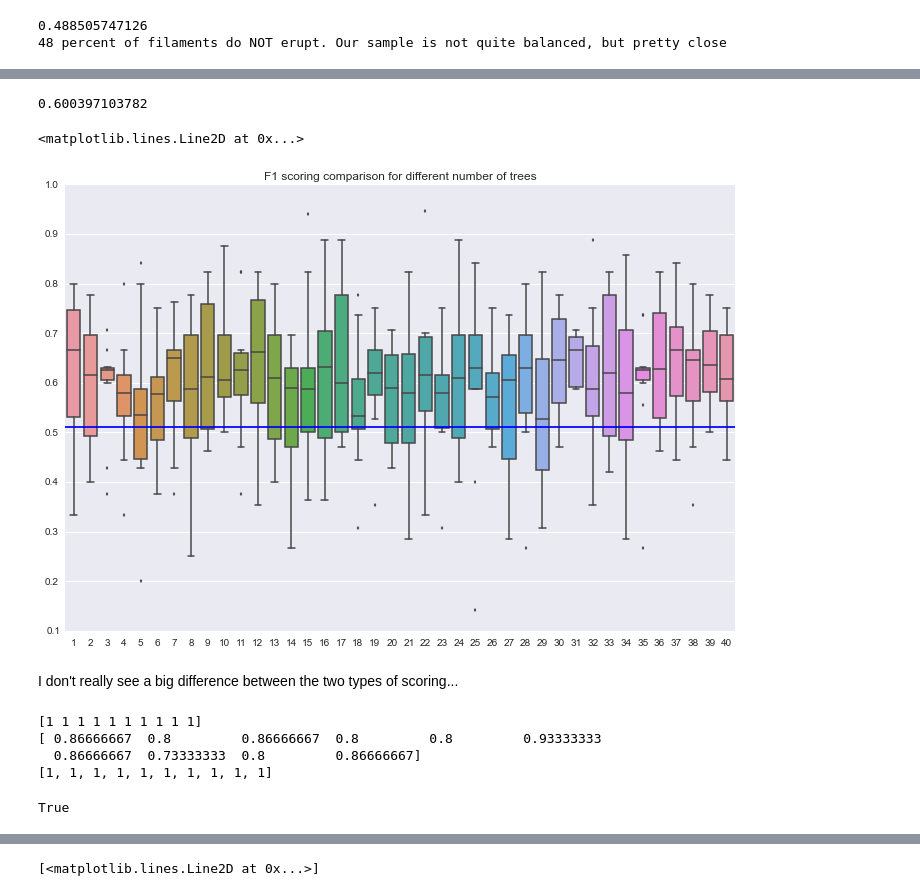
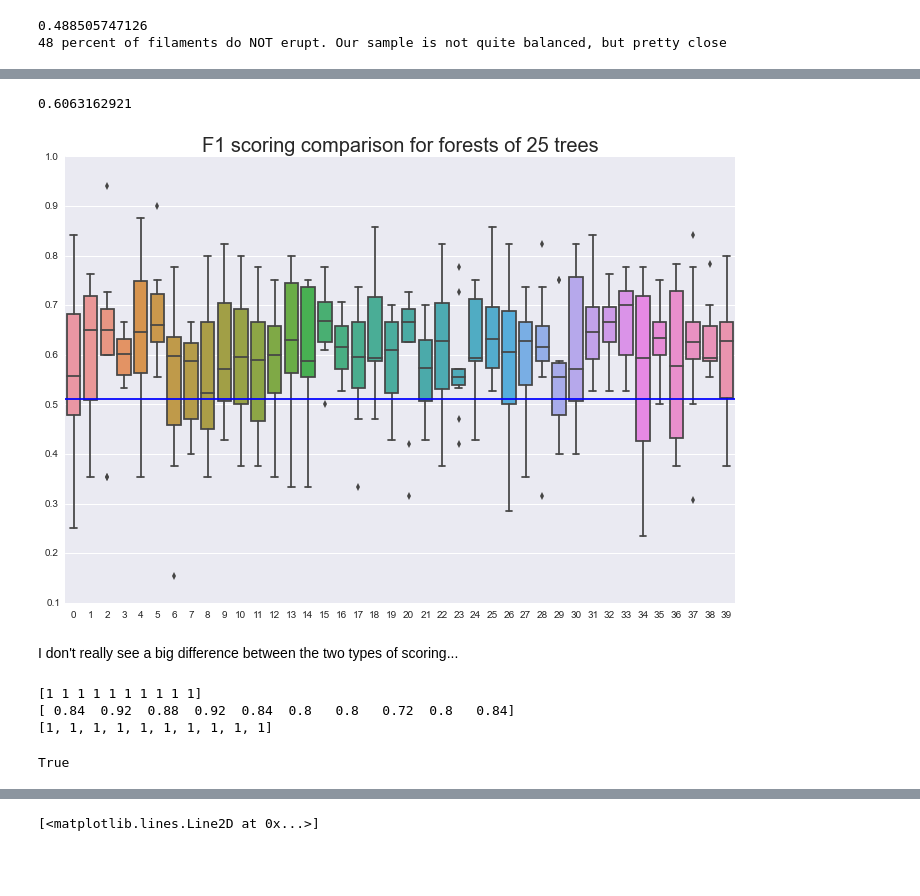
Before and after one commit to Nschanche/Filament_tracking, a Jupyter notebook: Filament_statistics.ipynb, the cells around one changed output, grey strips where cells are left out. Saved outputs shown, nothing was run; the diff lists cells and outputs as text; code cells hidden in the pictures; blank space fills up the shorter version.

```diff
--- a/Filament_statistics.ipynb
+++ b/Filament_statistics.ipynb
@@ -253,3 +248,17 @@ print '%d percent of filaments do NOT erupt. Our sample is not quite balanced, b
 # %% [output]
 0.488505747126
 48 percent of filaments do NOT erupt. Our sample is not quite balanced, but pretty close
+# %%
+#Let's start by making 40 different 'forests' (based on decision trees)
+from sklearn.ensemble import RandomForestClassifier
+from sklearn.cross_validation import cross_val_score
+from sklearn.cross_validation import StratifiedKFold
+n_trees = range(1,41)
+scores_range = []
+#This will make 40 forests, and each forest will be made up of 1-40 trees successively
+#This way, we can see how much of an effect adding more trees has on the predictions.
+for i in n_trees:
+    forest = sklearn.ensemble.RandomForestClassifier(n_estimators = i)
+    #val_score = cross_val_score(forest, X=X, y=Y, cv=10)
+    val_score = cross_val_score(forest, X, Y, cv=StratifiedKFold(Y,10, shuffle=True)) #Try out a new type of scoring
+    scores_range.append(val_score)
@@ -255,0 +282,16 @@ print '%d percent of filaments do NOT erupt. Our sample is not quite balanced, b
+# %%
+
+#Let's start by making 40 different 'trees' (based on decisions)
+from sklearn.ensemble import RandomForestClassifier
+from sklearn.cross_validation import cross_val_score
+
+#Unlike above, now we want to make 40 different forests, each conaining the same number of trees (25)
+n_trees = [25]*40
+scores = []
+#This will make 40 forests, and each forest will be made up of 1-40 trees successively
+#This way, we can see how much of an effect adding more trees has on the predictions.
+for i in n_trees:
+    forest = sklearn.ensemble.RandomForestClassifier(n_estimators = i)
+    val_score = cross_val_score(forest, X, Y, cv=StratifiedKFold(Y,10, shuffle=True))
+    #val_score = cross_val_score(forest, X=X, y=Y, cv=10)
+    scores.append(val_score)
@@ -269,6 +323,6 @@ plt.savefig('/home/nschanch/Desktop/random_forest_20_trees.png')
 # %%
 scores_2 = []
-n_trees = [20]*40
+n_trees = [25]*40
 for i in n_trees:
     forest_2 = sklearn.ensemble.RandomForestClassifier(n_estimators = i)
     #Same thing, but using a different type of scoring (f1)
@@ -279,19 +333,19 @@ for i in n_trees:
 # %%
 print np.mean(scores_2)
 plt.figure(figsize=(12,8))
-plt.title('F1 scoring comparison for different number of trees')
-#sns.boxplot(data=scores)
-sns.boxplot(scores_2)
+plt.title('F1 scoring comparison for forests of 25 trees',fontsize=20)
+sns.boxplot(data=scores_2)
+#sns.boxplot(scores_2)
 plt.axhline(y=1-avg)
+plt.savefig('/Users/nschanch/Desktop/REU_2015/ipython_figures/f1_scoring_25_trees.png')
 # %% [output]
-0.600397103782
+0.6063162921
-<matplotlib.lines.Line2D at 0x...>
-[figure, old version]
+[figure, new version]
 # %% [markdown]
 I don't really see a big difference between the two types of scoring...
 # %%
 #make the forest classifier and do that fit. Then find the probabilities
-forest = sklearn.ensemble.RandomForestClassifier(n_estimators = 15)
+forest = sklearn.ensemble.RandomForestClassifier(n_estimators = 25)
 fitted_forest = forest.fit(X, Y)
 proba = fitted_forest.predict_proba(X)
 
@@ -318,8 +372,7 @@ print sanity_predict[:10]
 (class_predict == sanity_predict).all()
 # %% [output]
 [1 1 1 1 1 1 1 1 1 1]
-[ 0.86666667  0.8         0.86666667  0.8         0.8         0.93333333
-  0.86666667  0.73333333  0.8         0.86666667]
+[ 0.84  0.92  0.88  0.92  0.84  0.8   0.8   0.72  0.8   0.84]
 [1, 1, 1, 1, 1, 1, 1, 1, 1, 1]
 True
 # %%
```
Also changed, not shown: parts of 36 cells of this notebook, 4 other files.
